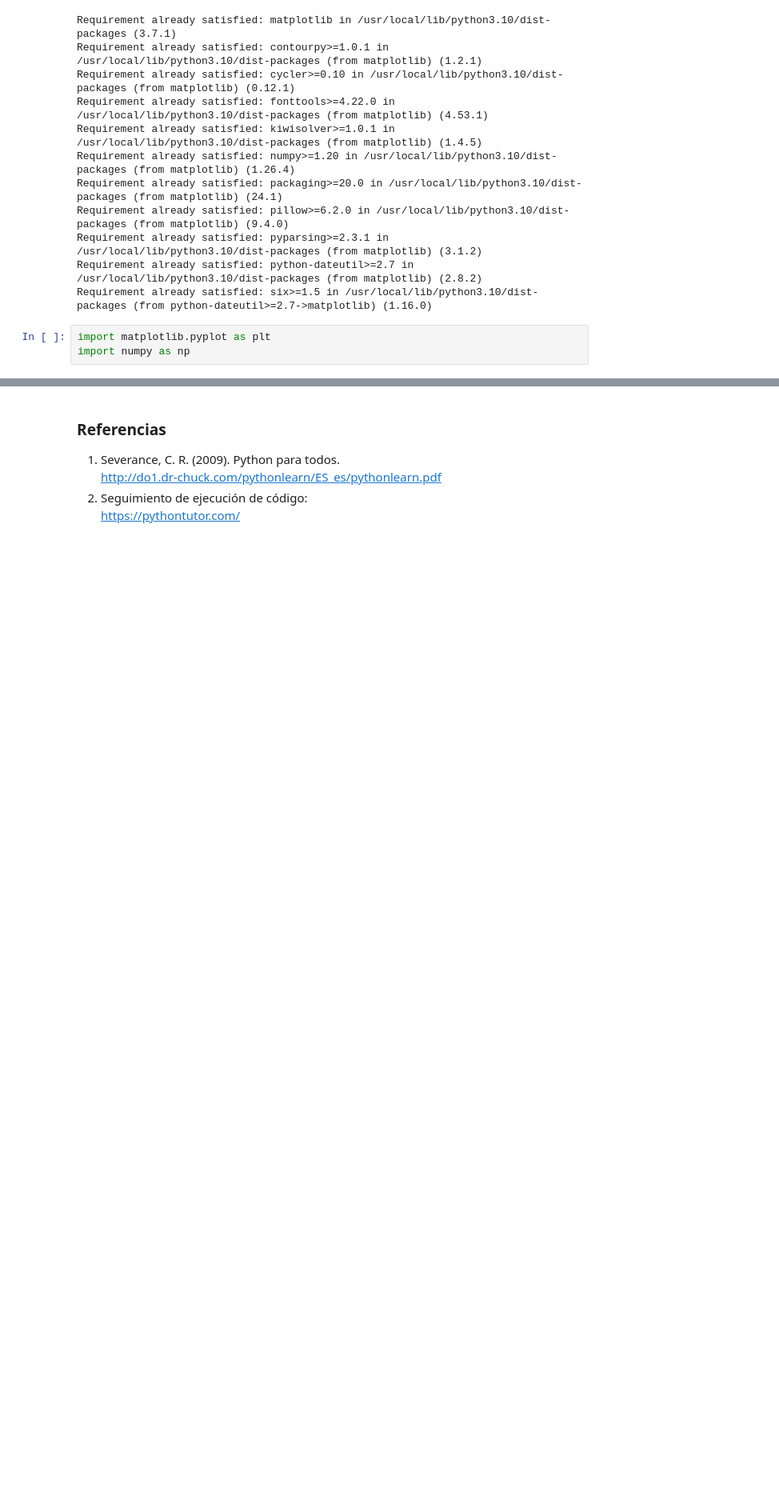
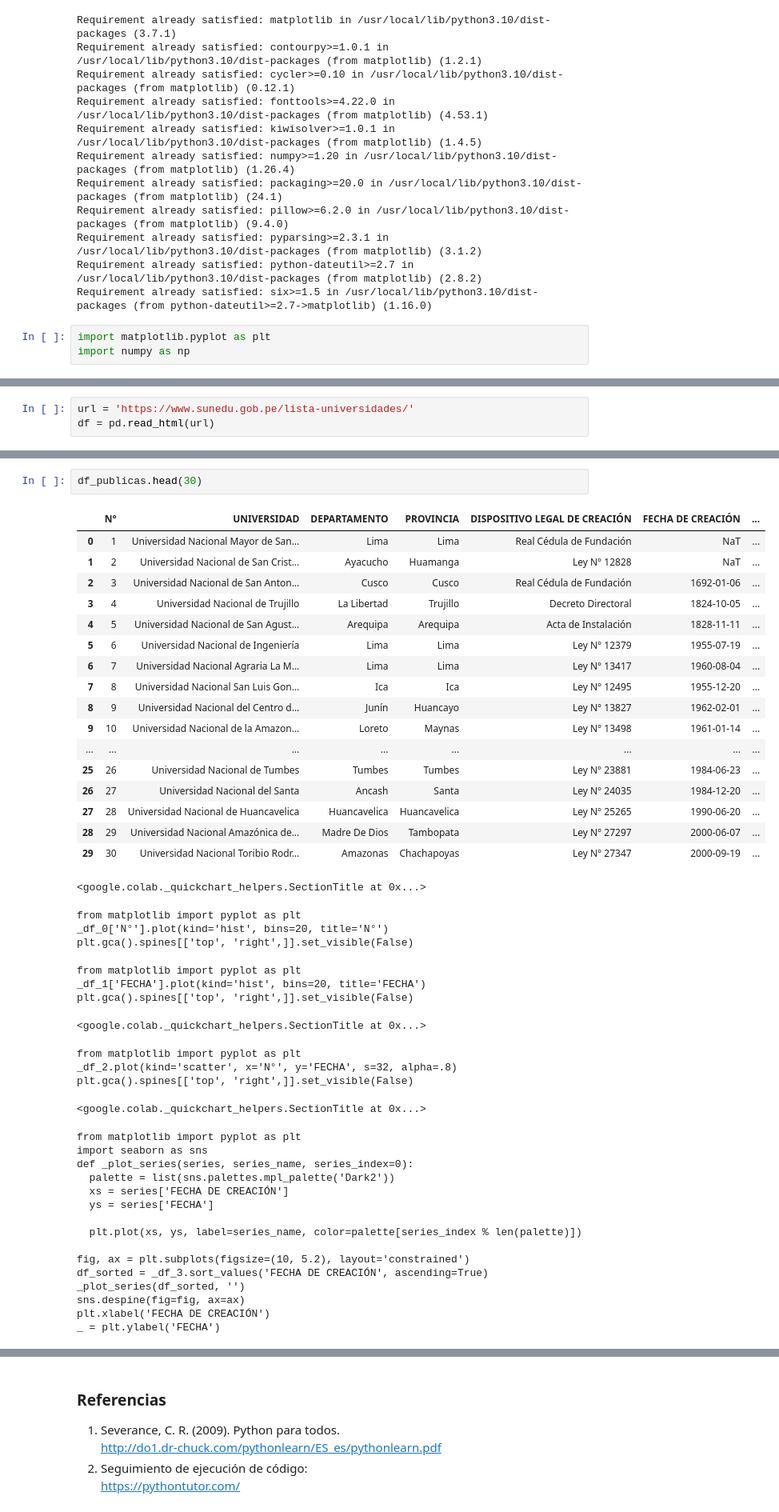
Before and after one commit to EHN8829/EJERCICIO1, a Jupyter notebook: ABC_Python_COLAB.ipynb, the cells around one changed output, grey strips where cells are left out. Shown: that part at 80% size. Saved outputs shown, nothing was run; the diff lists cells and outputs as text; blank space fills up the shorter version.

Commit message:
Se creó con Colab

```diff
--- a/ABC_Python_COLAB.ipynb
+++ b/ABC_Python_COLAB.ipynb
@@ -1295,0 +1298,3 @@ import numpy as np
+# %%
+url = 'https://www.sunedu.gob.pe/lista-universidades/'
+df = pd.read_html(url)
@@ -1295,0 +1392,47 @@ import numpy as np
+# %%
+df_publicas.head(30)
+# %% [output]
+|  | N° | UNIVERSIDAD | DEPARTAMENTO | PROVINCIA | DISPOSITIVO LEGAL DE CREACIÓN | FECHA DE CREACIÓN | ... |
+| 0 | 1 | Universidad Nacional Mayor de San... | Lima | Lima | Real Cédula de Fundación | NaT | ... |
+| 1 | 2 | Universidad Nacional de San Crist... | Ayacucho | Huamanga | Ley N° 12828 | NaT | ... |
+| 2 | 3 | Universidad Nacional de San Anton... | Cusco | Cusco | Real Cédula de Fundación | 1692-01-06 | ... |
+| 3 | 4 | Universidad Nacional de Trujillo | La Libertad | Trujillo | Decreto Directoral | 1824-10-05 | ... |
+| 4 | 5 | Universidad Nacional de San Agust... | Arequipa | Arequipa | Acta de Instalación | 1828-11-11 | ... |
+| 5 | 6 | Universidad Nacional de Ingeniería | Lima | Lima | Ley N° 12379 | 1955-07-19 | ... |
+| 6 | 7 | Universidad Nacional Agraria La M... | Lima | Lima | Ley N° 13417 | 1960-08-04 | ... |
+| 7 | 8 | Universidad Nacional San Luis Gon... | Ica | Ica | Ley N° 12495 | 1955-12-20 | ... |
+| 8 | 9 | Universidad Nacional del Centro d... | Junín | Huancayo | Ley N° 13827 | 1962-02-01 | ... |
+| 9 | 10 | Universidad Nacional de la Amazon... | Loreto | Maynas | Ley N° 13498 | 1961-01-14 | ... |
+| ... | ... | ... | ... | ... | ... | ... | ... |
+| 25 | 26 | Universidad Nacional de Tumbes | Tumbes | Tumbes | Ley N° 23881 | 1984-06-23 | ... |
+| 26 | 27 | Universidad Nacional del Santa | Ancash | Santa | Ley N° 24035 | 1984-12-20 | ... |
+| 27 | 28 | Universidad Nacional de Huancavelica | Huancavelica | Huancavelica | Ley N° 25265 | 1990-06-20 | ... |
+| 28 | 29 | Universidad Nacional Amazónica de... | Madre De Dios | Tambopata | Ley N° 27297 | 2000-06-07 | ... |
+| 29 | 30 | Universidad Nacional Toribio Rodr... | Amazonas | Chachapoyas | Ley N° 27347 | 2000-09-19 | ... |
+<google.colab._quickchart_helpers.SectionTitle at 0x...>
+from matplotlib import pyplot as plt
+_df_0['N°'].plot(kind='hist', bins=20, title='N°')
+plt.gca().spines[['top', 'right',]].set_visible(False)
+from matplotlib import pyplot as plt
+_df_1['FECHA'].plot(kind='hist', bins=20, title='FECHA')
+plt.gca().spines[['top', 'right',]].set_visible(False)
+<google.colab._quickchart_helpers.SectionTitle at 0x...>
+from matplotlib import pyplot as plt
+_df_2.plot(kind='scatter', x='N°', y='FECHA', s=32, alpha=.8)
+plt.gca().spines[['top', 'right',]].set_visible(False)
+<google.colab._quickchart_helpers.SectionTitle at 0x...>
+from matplotlib import pyplot as plt
+import seaborn as sns
+def _plot_series(series, series_name, series_index=0):
+  palette = list(sns.palettes.mpl_palette('Dark2'))
+  xs = series['FECHA DE CREACIÓN']
+  ys = series['FECHA']
+
+  plt.plot(xs, ys, label=series_name, color=palette[series_index % len(palette)])
+
+fig, ax = plt.subplots(figsize=(10, 5.2), layout='constrained')
+df_sorted = _df_3.sort_values('FECHA DE CREACIÓN', ascending=True)
+_plot_series(df_sorted, '')
+sns.despine(fig=fig, ax=ax)
+plt.xlabel('FECHA DE CREACIÓN')
+_ = plt.ylabel('FECHA')
```
Also changed, not shown: parts of 19 cells of this notebook.
